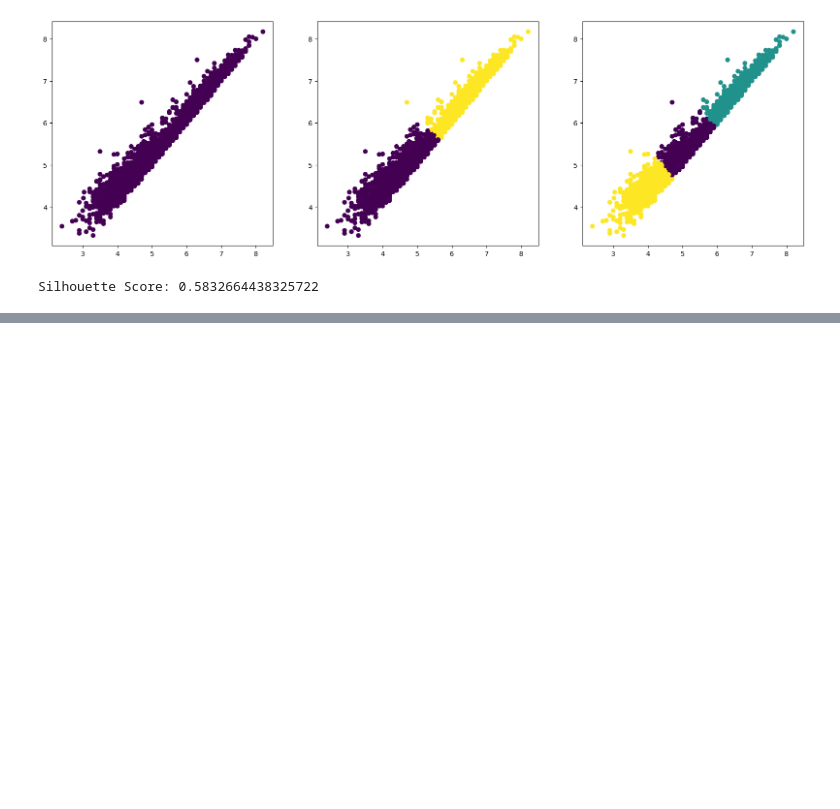
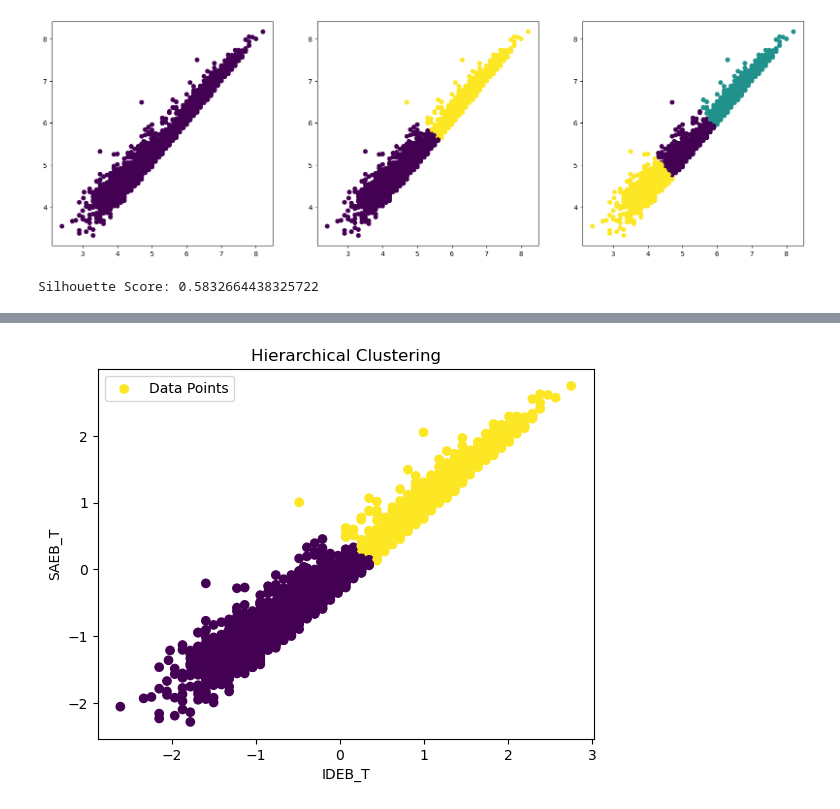
Before and after one commit to izazaka/ML, a Jupyter notebook: IDEB.ipynb, the cells around one changed output, grey strips where cells are left out. Saved outputs shown, nothing was run; the diff lists cells and outputs as text; code cells hidden in the pictures; blank space fills up the shorter version.

```diff
--- a/IDEB.ipynb
+++ b/IDEB.ipynb
@@ -475,0 +512,15 @@ plt.show()
+# %%
+hc = AgglomerativeClustering(n_clusters=2, affinity='euclidean', linkage='ward')
+hc.fit(ideb_17[["IDEB_T", "SAEB_T"]])
+
+cluster_labels = hc.labels_
+
+plt.scatter(ideb_17["IDEB_T"], ideb_17["SAEB_T"], c=cluster_labels, cmap='viridis', label='Data Points')
+
+plt.title('Hierarchical Clustering')
+plt.xlabel('IDEB_T')
+plt.ylabel('SAEB_T')
+plt.legend()
+plt.show()
+# %% [output]
+[figure, added]
```
Also changed, not shown: parts of 34 cells of this notebook.
